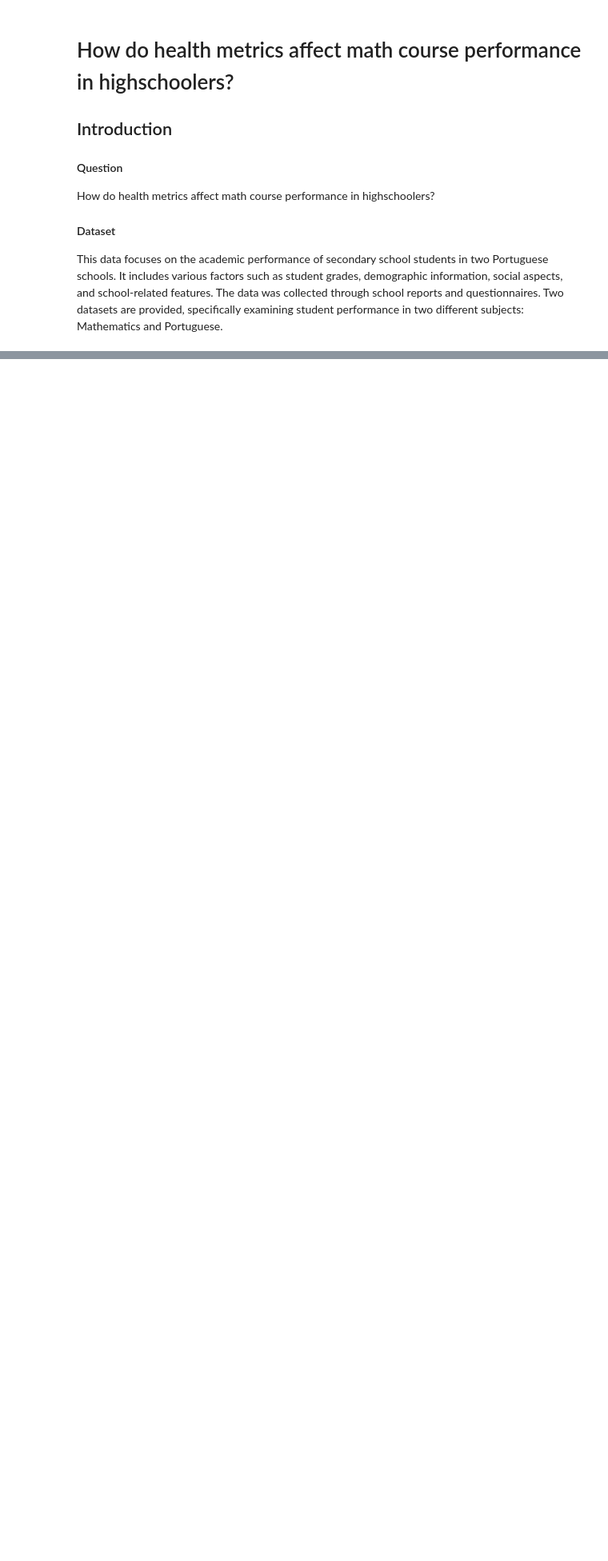
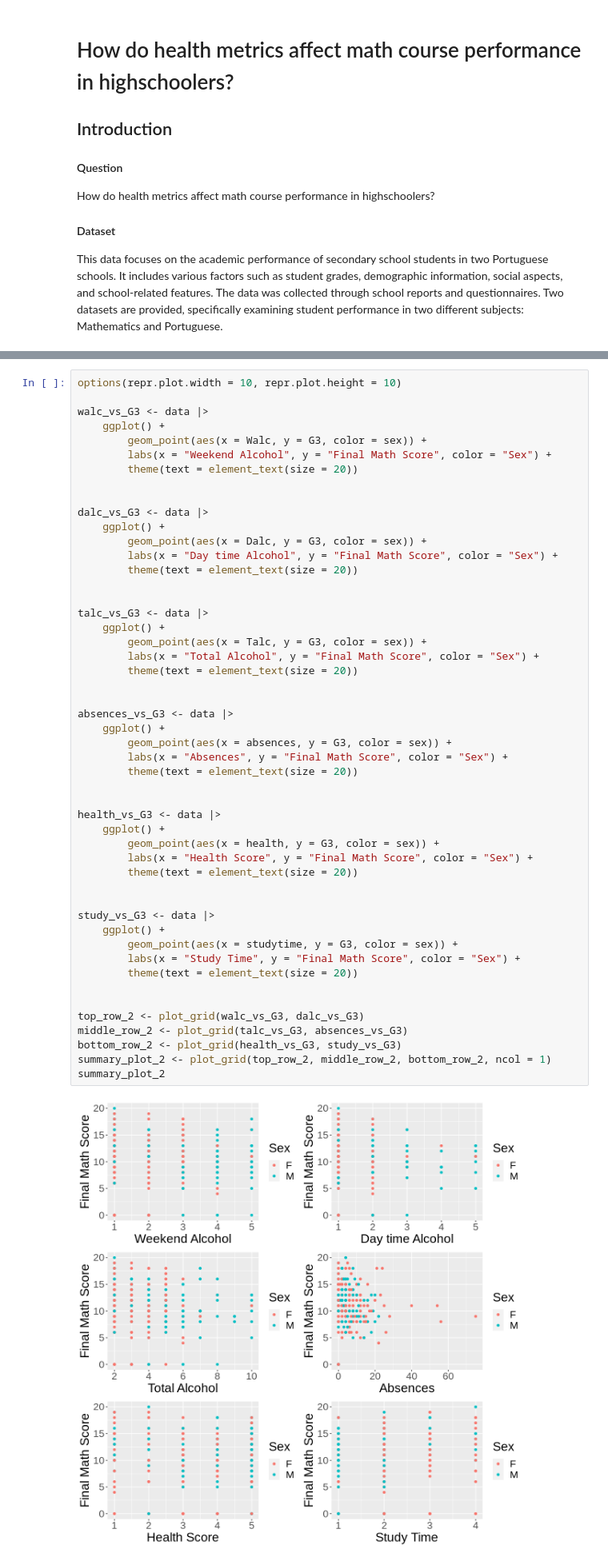
Before and after one commit to JadenMajid/dsci-100-student-grades, a Jupyter notebook: project_proposal.ipynb, the cells around one changed output, grey strips where cells are left out. Shown at 80% size. Cells and saved outputs as stored; diff of their text form; blank space fills up the shorter version.

```diff
--- a/project_proposal.ipynb
+++ b/project_proposal.ipynb
@@ -35,0 +117,52 @@ library(tidymodels)
+# %%
+options(repr.plot.width = 10, repr.plot.height = 10)
+
+walc_vs_G3 <- data |>
+    ggplot() +
+        geom_point(aes(x = Walc, y = G3, color = sex)) +
+        labs(x = "Weekend Alcohol", y = "Final Math Score", color = "Sex") +
+        theme(text = element_text(size = 20))
+
+
+dalc_vs_G3 <- data |>
+    ggplot() +
+        geom_point(aes(x = Dalc, y = G3, color = sex)) +
+        labs(x = "Day time Alcohol", y = "Final Math Score", color = "Sex") +
+        theme(text = element_text(size = 20))
+
+
+talc_vs_G3 <- data |>
+    ggplot() +
+        geom_point(aes(x = Talc, y = G3, color = sex)) +
+        labs(x = "Total Alcohol", y = "Final Math Score", color = "Sex") +
+        theme(text = element_text(size = 20))
+
+
+absences_vs_G3 <- data |>
+    ggplot() +
+        geom_point(aes(x = absences, y = G3, color = sex)) +
+        labs(x = "Absences", y = "Final Math Score", color = "Sex") +
+        theme(text = element_text(size = 20))
+
+
+health_vs_G3 <- data |>
+    ggplot() +
+        geom_point(aes(x = health, y = G3, color = sex)) +
+        labs(x = "Health Score", y = "Final Math Score", color = "Sex") +
+        theme(text = element_text(size = 20))
+
+
+study_vs_G3 <- data |>
+    ggplot() +
+        geom_point(aes(x = studytime, y = G3, color = sex)) +
+        labs(x = "Study Time", y = "Final Math Score", color = "Sex") +
+        theme(text = element_text(size = 20))
+
+
+top_row_2 <- plot_grid(walc_vs_G3, dalc_vs_G3)
+middle_row_2 <- plot_grid(talc_vs_G3, absences_vs_G3)
+bottom_row_2 <- plot_grid(health_vs_G3, study_vs_G3)
+summary_plot_2 <- plot_grid(top_row_2, middle_row_2, bottom_row_2, ncol = 1)
+summary_plot_2
+# %% [output]
+[figure, added]
```
Also changed, not shown: parts of 5 cells of this notebook.
